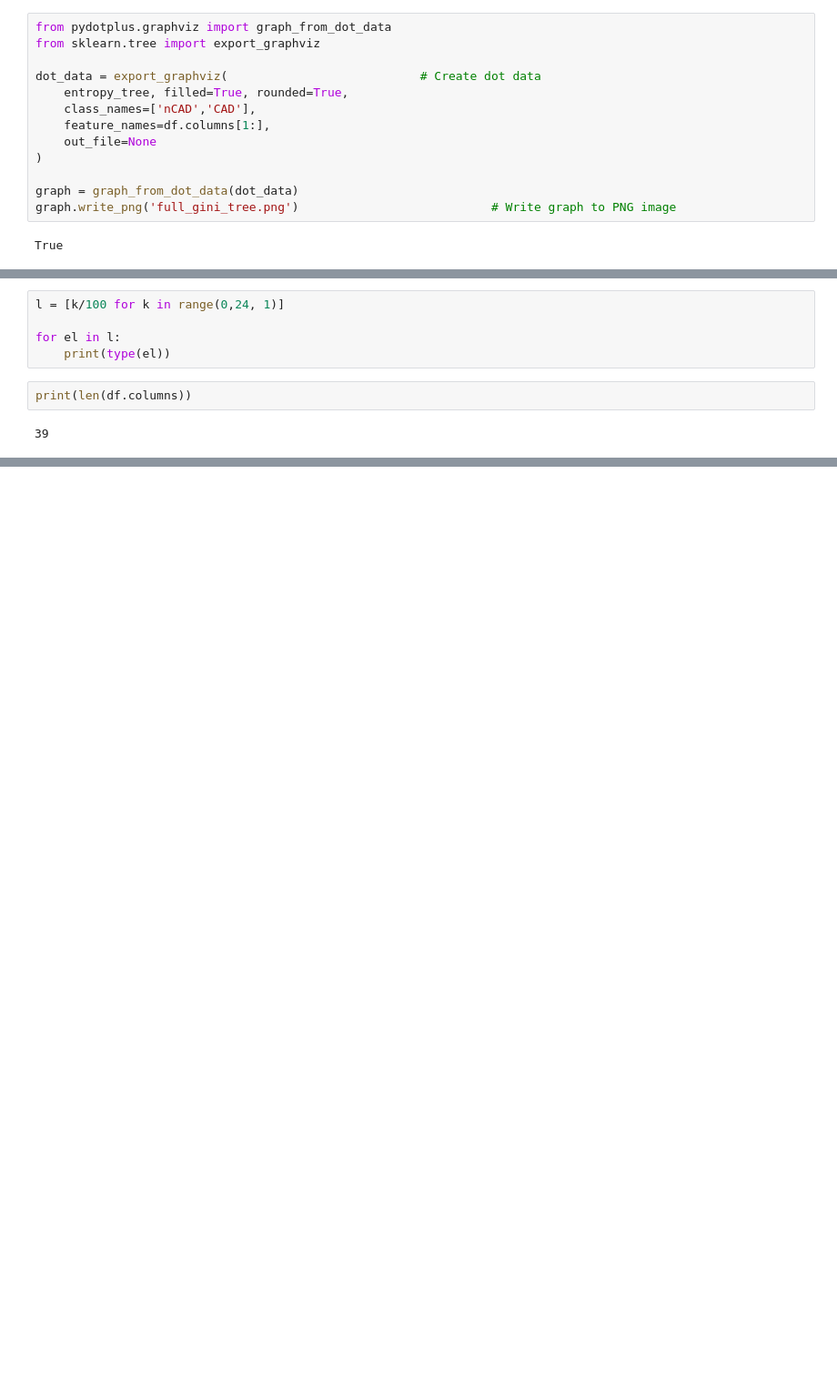
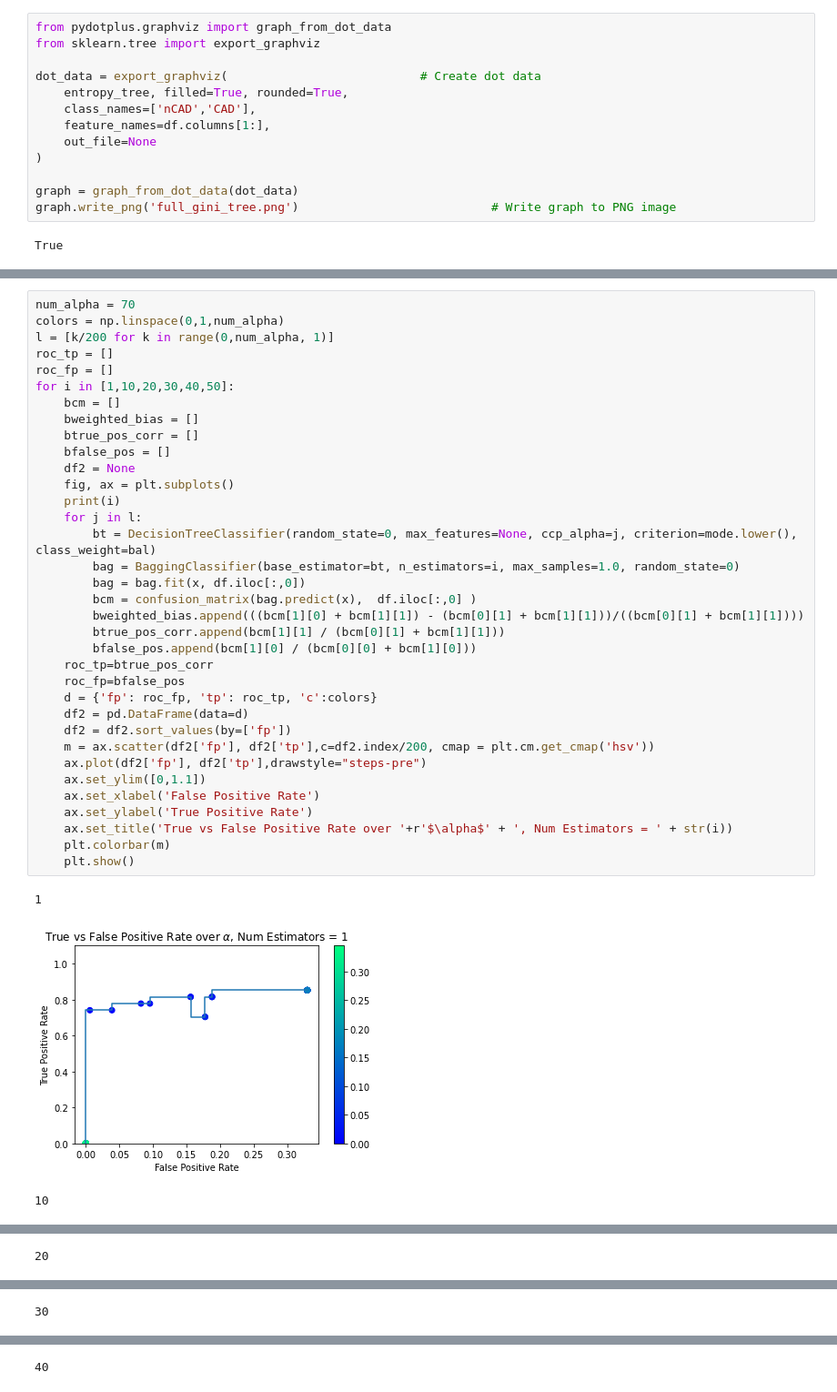
Before and after one commit to robertpuccinelli/grad, a Jupyter notebook: PH240C/midterm/midterm.ipynb, the cells around one changed output, grey strips where cells are left out. Shown at 91% size. Drawn from its saved outputs; the diff is of its cells as text; blank space fills up the shorter version.

```diff
--- a/PH240C/midterm/midterm.ipynb
+++ b/PH240C/midterm/midterm.ipynb
@@ -177,9 +180,39 @@ plt.show()
-# %%
-l = [k/100 for k in range(0,24, 1)]
-
-for el in l:
-    print(type(el))
-# %%
-print(len(df.columns))
-# %% [output]
-39
+# %%
+num_alpha = 70
+colors = np.linspace(0,1,num_alpha)
+l = [k/200 for k in range(0,num_alpha, 1)]
+roc_tp = []
+roc_fp = []
+for i in [1,10,20,30,40,50]:
+    bcm = []
+    bweighted_bias = []
+    btrue_pos_corr = []
+    bfalse_pos = []
+    df2 = None
+    fig, ax = plt.subplots()
+    print(i)
+    for j in l:
+        bt = DecisionTreeClassifier(random_state=0, max_features=None, ccp_alpha=j, criterion=mode.lower(), class_weight=bal)
+        bag = BaggingClassifier(base_estimator=bt, n_estimators=i, max_samples=1.0, random_state=0)
+        bag = bag.fit(x, df.iloc[:,0])
+        bcm = confusion_matrix(bag.predict(x),  df.iloc[:,0] )
+        bweighted_bias.append(((bcm[1][0] + bcm[1][1]) - (bcm[0][1] + bcm[1][1]))/((bcm[0][1] + bcm[1][1])))
+        btrue_pos_corr.append(bcm[1][1] / (bcm[0][1] + bcm[1][1]))
+        bfalse_pos.append(bcm[1][0] / (bcm[0][0] + bcm[1][0]))
+    roc_tp=btrue_pos_corr
+    roc_fp=bfalse_pos
+    d = {'fp': roc_fp, 'tp': roc_tp, 'c':colors}
+    df2 = pd.DataFrame(data=d)
+    df2 = df2.sort_values(by=['fp'])
+    m = ax.scatter(df2['fp'], df2['tp'],c=df2.index/200, cmap = plt.cm.get_cmap('hsv'))
+    ax.plot(df2['fp'], df2['tp'],drawstyle="steps-pre")
+    ax.set_ylim([0,1.1])
+    ax.set_xlabel('False Positive Rate')
+    ax.set_ylabel('True Positive Rate')
+    ax.set_title('True vs False Positive Rate over '+r'$\alpha$' + ', Num Estimators = ' + str(i))
+    plt.colorbar(m)
+    plt.show()
+# %% [output]
+1
+[figure, added]
+10
@@ -185,0 +220 @@ print(len(df.columns))
+20
@@ -185,0 +222 @@ print(len(df.columns))
+30
@@ -185,0 +224 @@ print(len(df.columns))
+40
```
Also changed, not shown: parts of 7 cells of this notebook, 17 other files.
